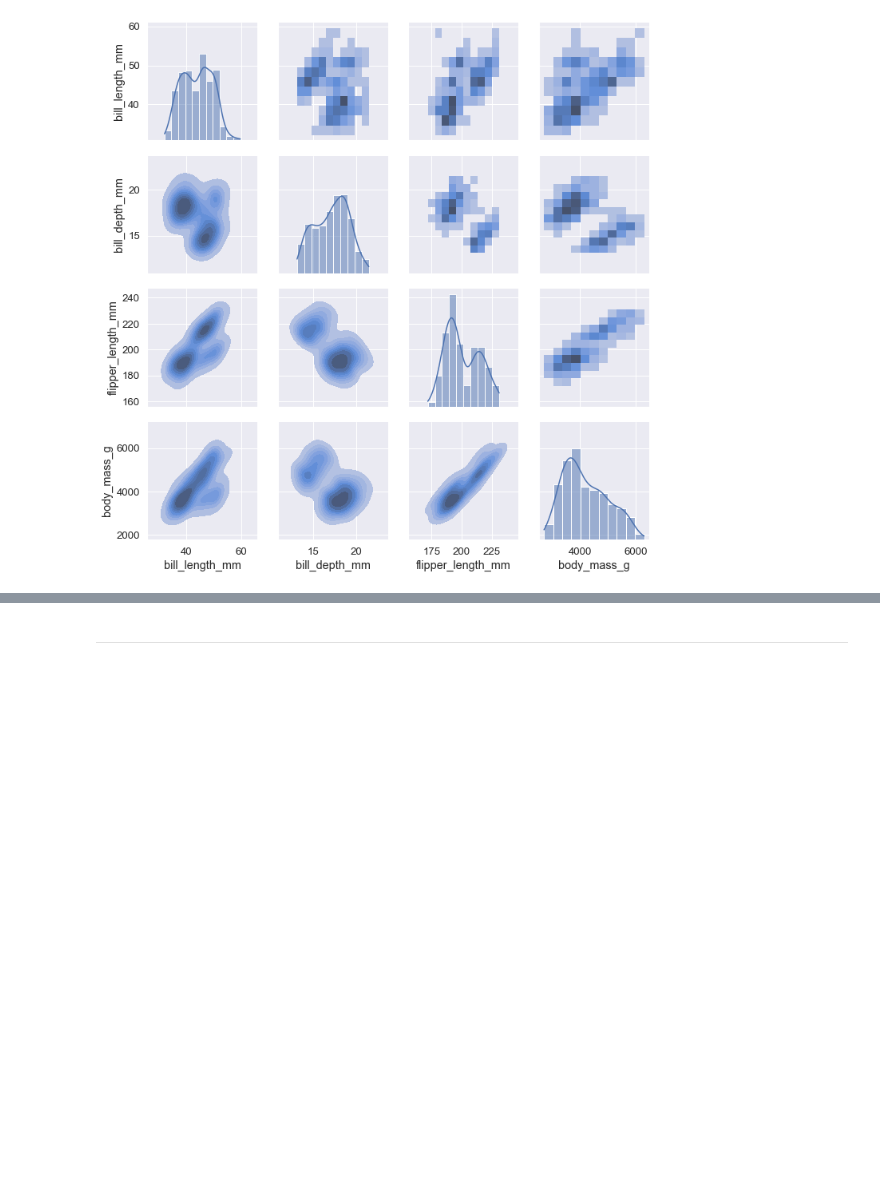
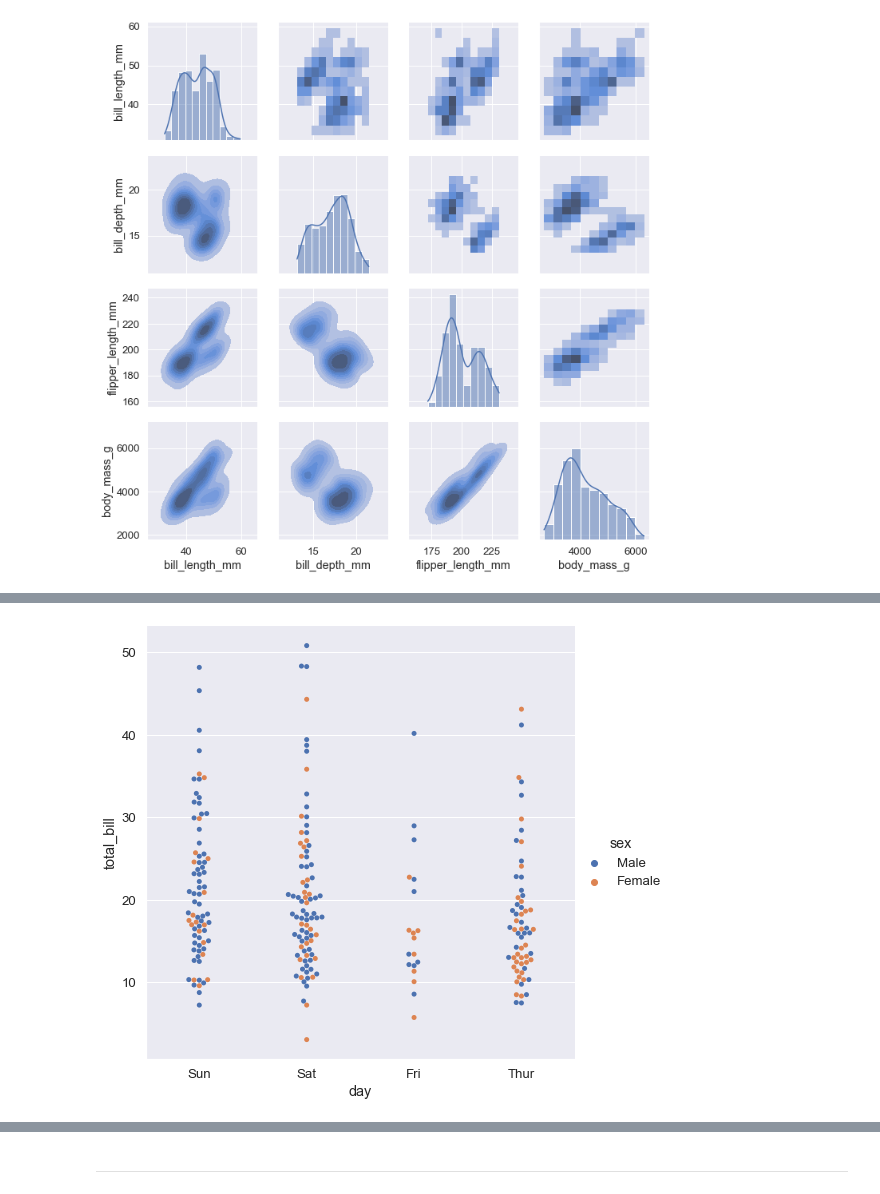
Before and after one commit to chris-leonard/python-playground, a Jupyter notebook: seaborn/seaborn-practice.ipynb, the cells around one changed output, grey strips where cells are left out. Drawn from its saved outputs; the diff is of its cells as text; code cells hidden in the pictures; blank space fills up the shorter version.

```diff
--- a/seaborn/seaborn-practice.ipynb
+++ b/seaborn/seaborn-practice.ipynb
@@ -323,0 +352,5 @@ grid.map_diag(sns.histplot, kde=True);
+# %%
+# change order of categories
+sns.catplot(data=tips, x="day", y="total_bill", kind="swarm", hue="sex", order=["Sun", "Sat", "Fri", "Thur"], height=7);
+# %% [output]
+[figure, added]
```
Also changed, not shown: parts of 20 cells of this notebook.
